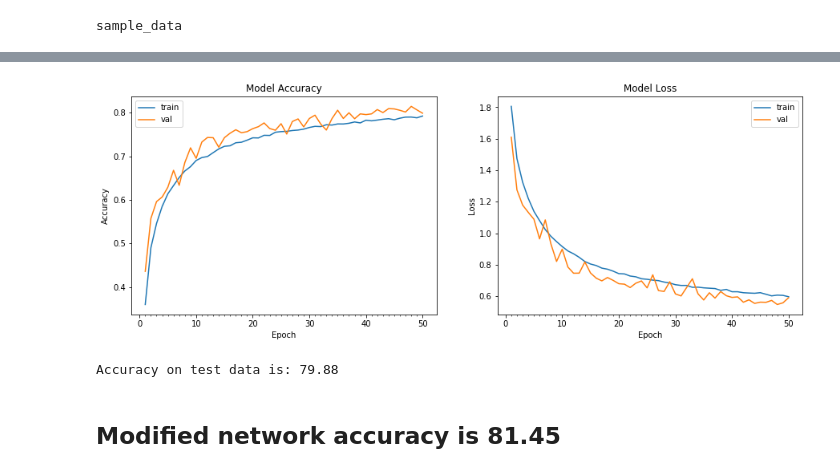
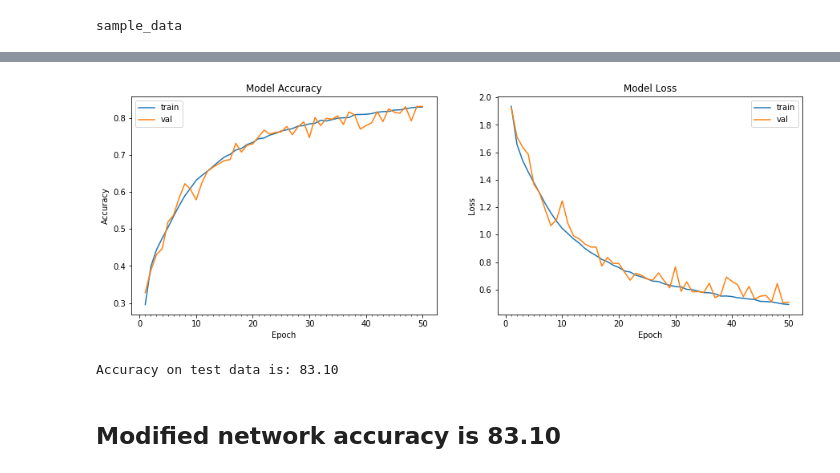
Before and after one commit to ajithvallabai/eip_assignments, a Jupyter notebook: assignment3/Assignment_3_EIP_4.ipynb, the cells around one changed output, grey strips where cells are left out. Cells and saved outputs as stored; diff of their text form; code cells hidden in the pictures.

```diff
--- a/assignment3/Assignment_3_EIP_4.ipynb
+++ b/assignment3/Assignment_3_EIP_4.ipynb
@@ -186,4 +186,4 @@ from keras.layers.normalization import BatchNormalization
 from keras.callbacks import LearningRateScheduler
 # %%
 from keras.optimizers import SGD,Adam
-sgd = SGD(lr=0.09,momentum=0.9)
+sgd = SGD(momentum=0.9)
@@ -329,7 +312,8 @@ def scheduler(epoch, lr):
 # %%
 from keras.preprocessing.image import ImageDataGenerator
 
-datagen = ImageDataGenerator(zoom_range=0.3,
+datagen = ImageDataGenerator(shear_range=0.3,
+                             zoom_range=0.3,
                              horizontal_flip=True)
 
 
@@ -367,4 +351,4 @@ Model took 1173.17 seconds to train
-[figure, old version]
+[figure, new version]
-Accuracy on test data is: 79.88
+Accuracy on test data is: 83.10
 # %% [markdown]
-## Modified network accuracy is 81.45
+## Modified network accuracy is 83.10
```
Also changed, not shown: parts of 5 cells of this notebook, 1 other file.
